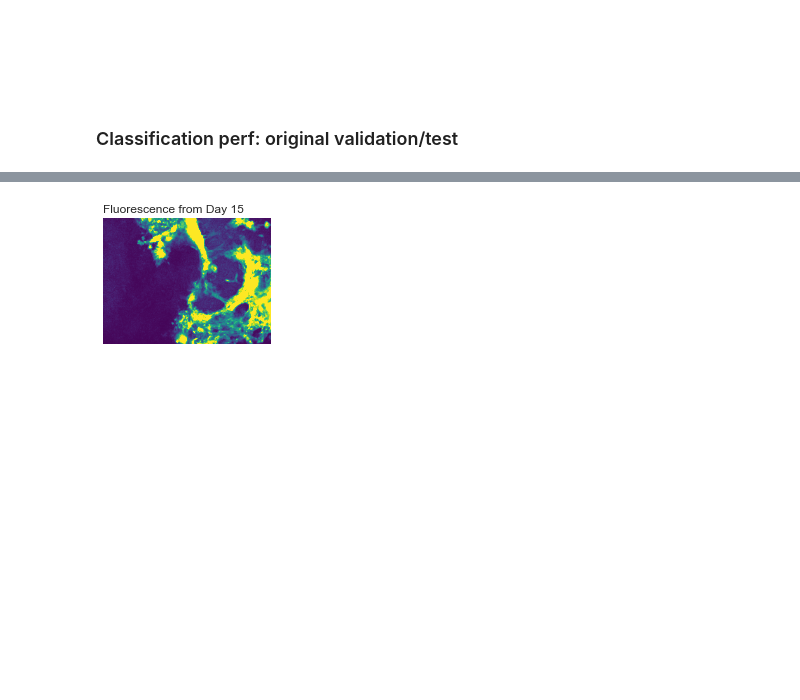
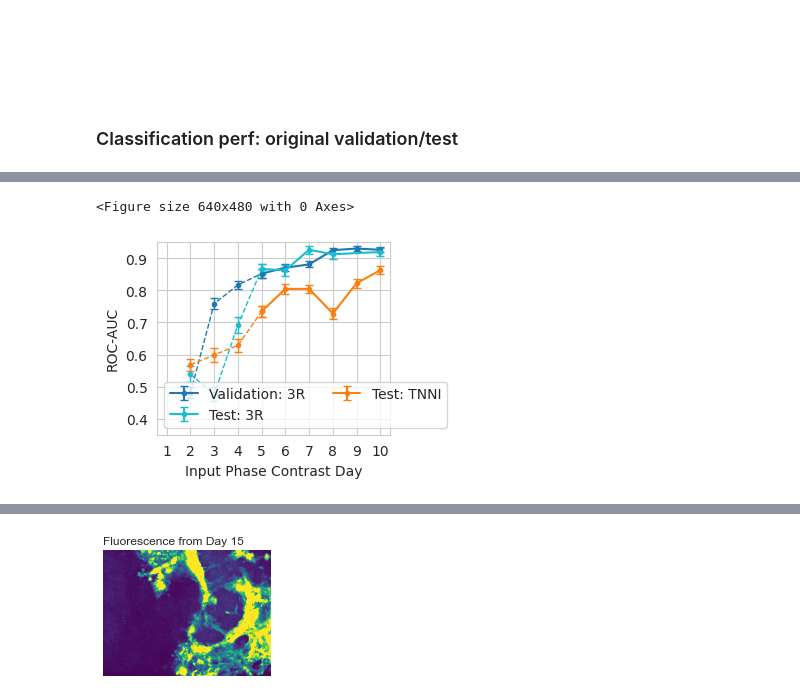
Before and after one commit to miaecle/DiffPred, a Jupyter notebook: metric_breakdown_test.ipynb, the cells around one changed output, grey strips where cells are left out. Saved outputs shown, nothing was run; the diff lists cells and outputs as text; code cells hidden in the pictures; blank space fills up the shorter version.

```diff
--- a/metric_breakdown_test.ipynb
+++ b/metric_breakdown_test.ipynb
@@ -353,0 +366,17 @@ N-samples: 736  Pos rate: 0.910 Prec: 0.965     Recall: 0.897   F1: 0.930
+# %%
+plt.clf()
+plt.figure(figsize=(3, 2.5))
+plot_kwargs = {'markersize': 3., 'linewidth': 1.5, 'capsize': 3.0, 'fmt': '-'}
+plot_roc_auc_curves(curves, day_range=(5, 10), plot_median=False, plot_kwargs=plot_kwargs)
+plt.legend(ncol=2)
+plot_kwargs = {'markersize': 3., 'linewidth': 1.0, 'capsize': 3.0, 'fmt': '--'}
+plot_roc_auc_curves(curves, day_range=(1, 5), plot_median=False, plot_kwargs=plot_kwargs)
+
+plt.ylim(0.35, 0.95)
+plt.yticks([0.4, 0.5, 0.6, 0.7, 0.8, 0.9])
+plt.xlim(0.6, 10.4)
+plt.xticks([1, 2, 3, 4, 5, 6, 7, 8, 9, 10])
+plt.show()
+# %% [output]
+<Figure size 640x480 with 0 Axes>
+[figure, added]
```
Also changed, not shown: parts of 48 cells of this notebook, 4 other files.
